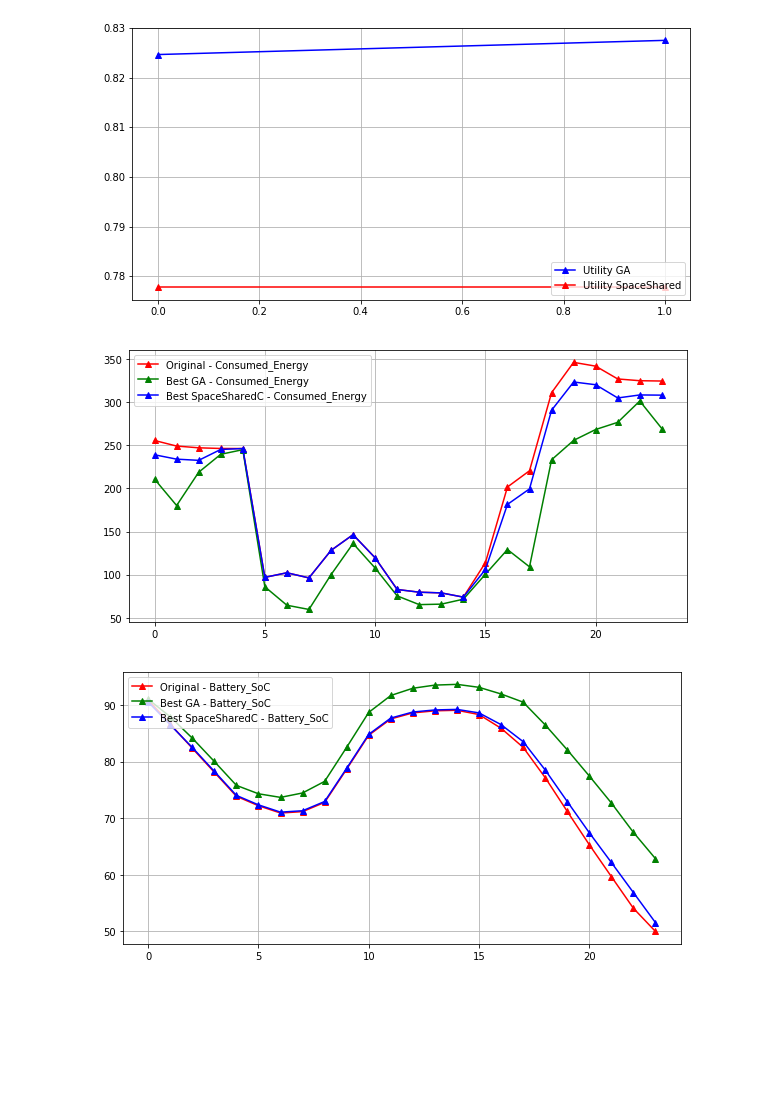
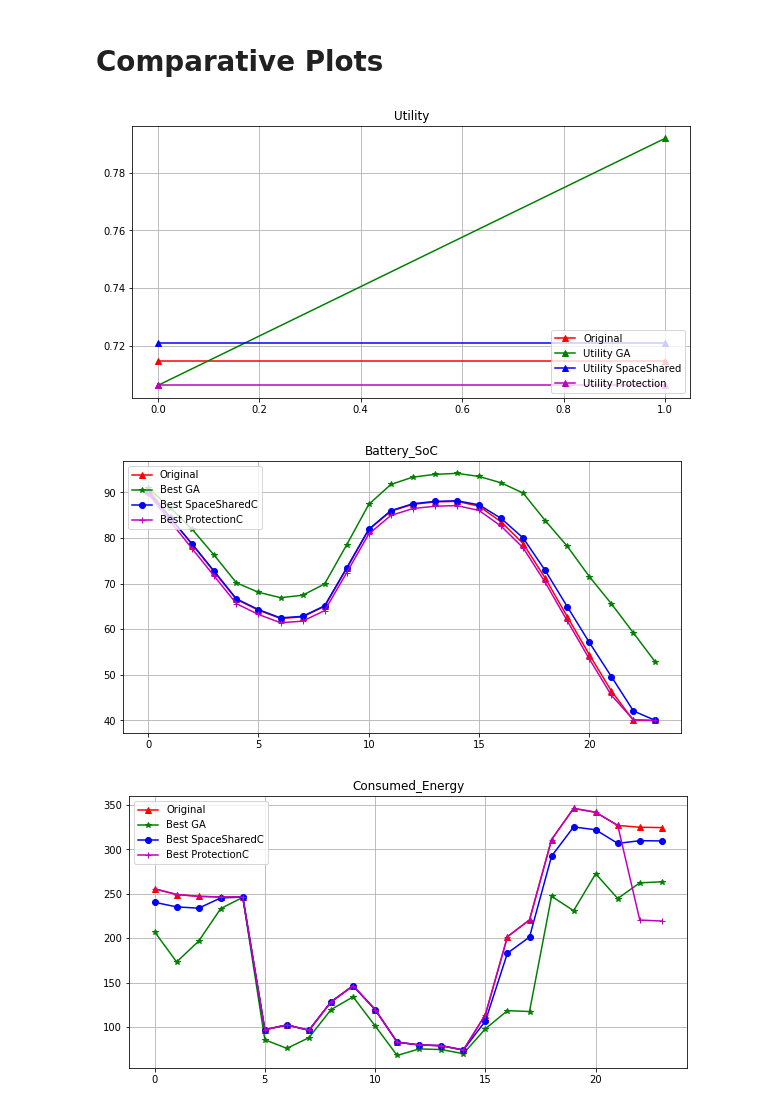
Before and after one commit to cogent-computing/Heed-Microcontroller, a Jupyter notebook: notebooks/Control Algorithm Evaluation.ipynb, the cells around one changed output. Cells and saved outputs as stored; diff of their text form; code cells hidden in the pictures; blank space fills up the shorter version.

Commit message:
GA Updates, new controller and Tweeks

```diff
--- a/notebooks/Control Algorithm Evaluation.ipynb
+++ b/notebooks/Control Algorithm Evaluation.ipynb
@@ -6,9 +8,10 @@ sys.path.append("..")
 from simulation_evaluation.microgrid_simulator import ControllEnvironment
 from simulation_evaluation.microgrid_ga import MicrogridGA
 from simulation_evaluation.controller_offline import SpaceShareController
-
+from simulation_evaluation.protection_controller import ProtectionController
 day_nr=18
 precision=1
-battery_power=5.8
+battery_power=4.1
+battery_max_discharge = 40.0
 pv_scale=0.4
 priorities=[1, 2, 3, 4, 5, 6, 7]
@@ -18,0 +55,11 @@ def evaluate_individual(individual):
+# %%
+# Safety Controller Run
+protection_controller = ProtectionController(day_nr=day_nr, precision=precision, battery_power=battery_power,
+                                               battery_max_discharge = battery_max_discharge,
+                                               pv_scale=pv_scale,priorities=priorities)
+
+#Utility is only used to calculate final result with this methid
+protection_controller.evaluate_individual = evaluate_individual
+
+protection_util = protection_controller.run()
+print("Protection Util: ",protection_util)
@@ -19,7 +86,8 @@ def evaluate_individual(individual):
 # %%
 ##Extending the GA with prorietary Utility Calculation
 #Set Size and Generation Count
-my_ga = MicrogridGA(2, 2,day_nr=day_nr, precision=precision, battery_power=battery_power, pv_scale=pv_scale,
+my_ga = MicrogridGA(2, 2,day_nr=day_nr, precision=precision, battery_power=battery_power,
+                                               battery_max_discharge = battery_max_discharge, pv_scale=pv_scale,
                     priorities=priorities,step_type="percentage", mutate_chance=0.2, elit_perc=0.05)
 #Redefine to new function
 my_ga.evaluate_individual = evaluate_individual
@@ -70,35 +112,55 @@ Control Command:
+# %% [markdown]
+# Comparative Plots
 # %%
 import pandas as pd
 import random
 import datetime
 import seaborn as sns
 import matplotlib.pyplot as plt
 
 %matplotlib inline
 
 ga_orig_indi = my_ga.get_original()
+util_orig = my_ga.evaluate_individual(ga_orig_indi)
 ga_best_indi = my_ga.get_deployed_best()
 
 spaceshare_indi = space_shared_controller.get_deployment()
 
+protection_indi = protection_controller.get_deployment()
+
 f_size = (10,5)
 fig,ax = plt.subplots(1,1,figsize=f_size)
-ax.plot([my_ga.history[x][0] for x in my_ga.history],'b-^',label="Utility GA")
-ax.plot([spaceshared_util for x in my_ga.history],'r-^',label="Utility SpaceShared")
+plt.title("Utility")
+ax.plot([util_orig for x in my_ga.history],'r-^',label="Original")
+ax.plot([my_ga.history[x][0] for x in my_ga.history],'g-^',label="Utility GA")
+ax.plot([spaceshared_util for x in my_ga.history],'b-^',label="Utility SpaceShared")
+ax.plot([protection_util for x in my_ga.history],'m-^',label="Utility Protection")
 ax.legend(loc="lower right")
 ax.grid()
 plt.show()
 
-parameters = ["Consumed_Energy","Battery_SoC"]
+parameters = ["Battery_SoC","Consumed_Energy"]
 for p in parameters:
     fig,ax = plt.subplots(1,1,figsize=f_size)
-    ax.plot(ga_orig_indi.index,ga_orig_indi[p],'r-^', label="Original - "+p)
-    ax.plot(ga_best_indi.index,ga_best_indi[p],'g-^',label="Best GA - "+p)
-    ax.plot(spaceshare_indi.index,spaceshare_indi[p],'b-^',label="Best SpaceSharedC - "+p)
+    plt.title(p)
+    ax.plot(ga_orig_indi.index,ga_orig_indi[p],'r-^', label="Original")
+    ax.plot(ga_best_indi.index,ga_best_indi[p],'g-*',label="Best GA")
+    ax.plot(spaceshare_indi.index,spaceshare_indi[p],'b-o',label="Best SpaceSharedC")
+    ax.plot(protection_indi.index,protection_indi[p],'m-+',label="Best ProtectionC")
     ax.legend(loc="upper left")
     ax.grid()
     plt.show()
+#Device Energy
+fig,ax = plt.subplots(1,1,figsize=f_size)
+plt.title("Energy Consumed by Devices")
+ax.plot(ga_orig_indi.index,ga_orig_indi["Consumed_Energy"]-ga_orig_indi["System_Load"],'r-^', label="Original")
+ax.plot(ga_best_indi.index,ga_best_indi["Consumed_Energy"]-ga_best_indi["System_Load"],'g-*',label="Best GA")
+ax.plot(spaceshare_indi.index,spaceshare_indi["Consumed_Energy"]-spaceshare_indi["System_Load"],'b-o',label="Best SpaceSharedC")
+ax.plot(protection_indi.index,protection_indi["Consumed_Energy"]-protection_indi["System_Load"],'m-+',label="Best ProtectionC")
+ax.legend(loc="upper left")
+ax.grid()
+plt.show()
 # %% [output]
-[figure, old version]
+[figure, new version]
-[figure, old version]
+[figure, new version]
-[figure, old version]
+[figure, new version]
```
Also changed, not shown: parts of 10 cells of this notebook, 11 other files.
